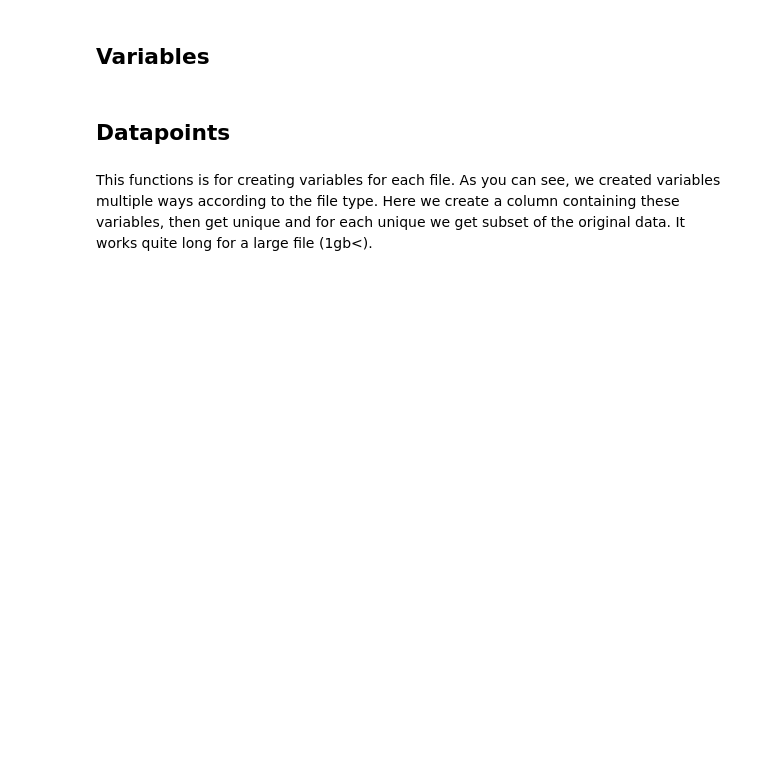
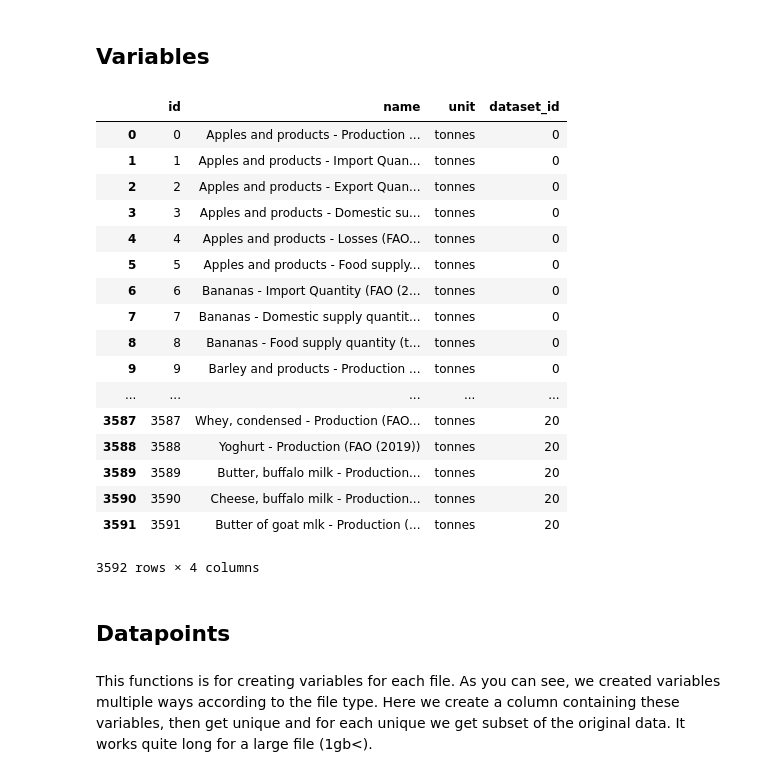
Before and after one commit to owid/importers, a Jupyter notebook: fao_dataset/main.ipynb, the cells around one changed output. Cells and saved outputs as stored; diff of their text form; code cells hidden in the pictures; blank space fills up the shorter version.

```diff
--- a/fao_dataset/main.ipynb
+++ b/fao_dataset/main.ipynb
@@ -235,9 +286,9 @@ files_to_exclude = ["CommodityBalances_Crops_E_All_Data_(Normalized).zip", "Comm
 # %%
 new_files = []
 
-for i in tqdm(glob("/Volumes/Новый/FAOSTAT/*.zip")):
+for i in tqdm(glob(path_to_data)):
     item = i.split("/")[-1]
-    if item not in files_to_exclude and item not in file_dataset_names:
+    if item not in file_dataset_names:
         new_files.append(item)
 # %%
 new_files
@@ -259,19 +310,38 @@ priority = ["Food_Security_Data_E_All_Data_(Normalized).zip",
 "Production_Indices_E_All_Data_(Normalized).zip",
 "Production_Livestock_E_All_Data_(Normalized).zip",
 "Production_LivestockPrimary_E_All_Data_(Normalized).zip",
-"Production_LivestockProcessed_E_All_Data_(Normalized).zip"]
+"Production_LivestockProcessed_E_All_Data_(Normalized).zip",
+
+
+"CommodityBalances_Crops_E_All_Data_(Normalized).zip",
+"CommodityBalances_LivestockFish_E_All_Data_(Normalized).zip",
+"Emissions_Agriculture_Agriculture_total_E_All_Data_(Normalized).zip",
+"Emissions_Agriculture_Burning_crop_residues_E_All_Data_(Normalized).zip",
+"Emissions_Agriculture_Burning_Savanna_E_All_Data_(Normalized).zip",
+
+"Emissions_Agriculture_Crop_Residues_E_All_Data_(Normalized).zip",
+"Emissions_Agriculture_Cultivated_Organic_Soils_E_All_Data_(Normalized).zip",
+"Emissions_Agriculture_Energy_E_All_Data_(Normalized).zip",
+"Emissions_Agriculture_Enteric_Fermentation_E_All_Data_(Normalized).zip",
+"Emissions_Agriculture_Manure_applied_to_soils_E_All_Data_(Normalized).zip"
+           ]
 # %% [markdown]
 ## Datasets
 # %%
 names = []
 
-for x in glob("/Volumes/Новый/FAOSTAT/*.zip"):
+for x in glob(path_to_data):
     x = x.split("/")[-1]
+
+    found = False
 
     if x in priority:
         for j in category_files:
             if x in category_files[j]:
                 names.append(j + ": " + file_dataset_names[x] + " - FAO (2019)")
+                found = True
+        if not found:
+            names.append(file_dataset_names[x] + " - FAO (2019)")
 datasets = pd.DataFrame()
 datasets['name'] = names
 datasets['id'] = [x for x in range(len(names))]
@@ -388,9 +501,9 @@ ids, names, units, dataset_ids = [], [], [], []
 varname_description = {} # it's for populate variables description in the database while inserting in db
 
 unique_var_names = []
-path_to_unrar = "/Users/alex/Downloads/stats/faostat/data/"
+
 ind = 0
-for item in tqdm(glob("/Volumes/Новый/FAOSTAT/*.zip")):
+for item in tqdm(glob(path_to_data)):
     item_name = item.split("/")[-1]
     if item_name in priority:
 
@@ -409,7 +522,13 @@ for item in tqdm(glob("/Volumes/Новый/FAOSTAT/*.zip")):
 
 
         data = pd.read_csv(path_to_unrar + csv_filename, encoding='latin-1')
+
         filecolumns = tuple(data.columns)
+        if filecolumns != column_types[8]:
+            data = data.drop_duplicates(subset=['Item', 'Element', 'Unit'])[['Item', 'Element', 'Unit']]
+        else:
+            data = data.drop_duplicates(subset=['Breakdown Variable', 'Unit'])[['Breakdown Variable', 'Unit']]
+
 
 
         if filecolumns == column_types[0] or filecolumns == column_types[1] \
@@ -448,6 +567,27 @@ variables['id'] = ids
 variables['name'] = unique_var_names
 variables['unit'] = units
 variables['dataset_id'] = dataset_ids
+# %%
+variables
+# %% [output]
+|  | id | name | unit | dataset_id |
+| 0 | 0 | Apples and products - Production ... | tonnes | 0 |
+| 1 | 1 | Apples and products - Import Quan... | tonnes | 0 |
+| 2 | 2 | Apples and products - Export Quan... | tonnes | 0 |
+| 3 | 3 | Apples and products - Domestic su... | tonnes | 0 |
+| 4 | 4 | Apples and products - Losses (FAO... | tonnes | 0 |
+| 5 | 5 | Apples and products - Food supply... | tonnes | 0 |
+| 6 | 6 | Bananas - Import Quantity (FAO (2... | tonnes | 0 |
+| 7 | 7 | Bananas - Domestic supply quantit... | tonnes | 0 |
+| 8 | 8 | Bananas - Food supply quantity (t... | tonnes | 0 |
+| 9 | 9 | Barley and products - Production ... | tonnes | 0 |
+| ... | ... | ... | ... | ... |
+| 3587 | 3587 | Whey, condensed - Production (FAO... | tonnes | 20 |
+| 3588 | 3588 | Yoghurt - Production (FAO (2019)) | tonnes | 20 |
+| 3589 | 3589 | Butter, buffalo milk - Production... | tonnes | 20 |
+| 3590 | 3590 | Cheese, buffalo milk - Production... | tonnes | 20 |
+| 3591 | 3591 | Butter of goat mlk - Production (... | tonnes | 20 |
+3592 rows × 4 columns
 # %%
 variables.to_csv("variables.csv", index=False)
 # %% [markdown]
```
Also changed, not shown: parts of 11 cells of this notebook, 3 other files.
